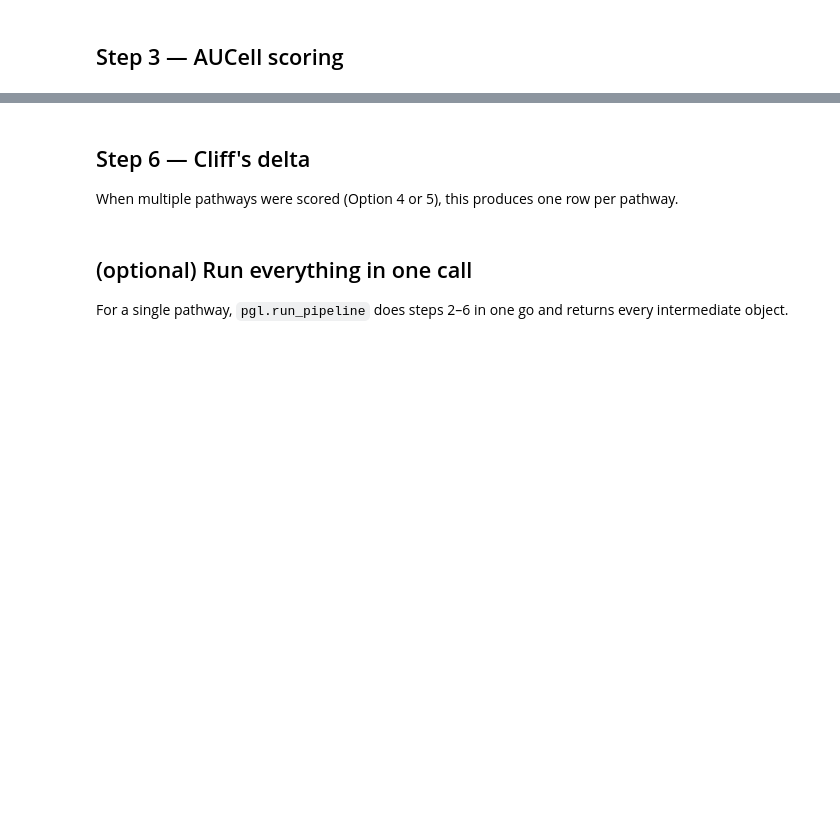
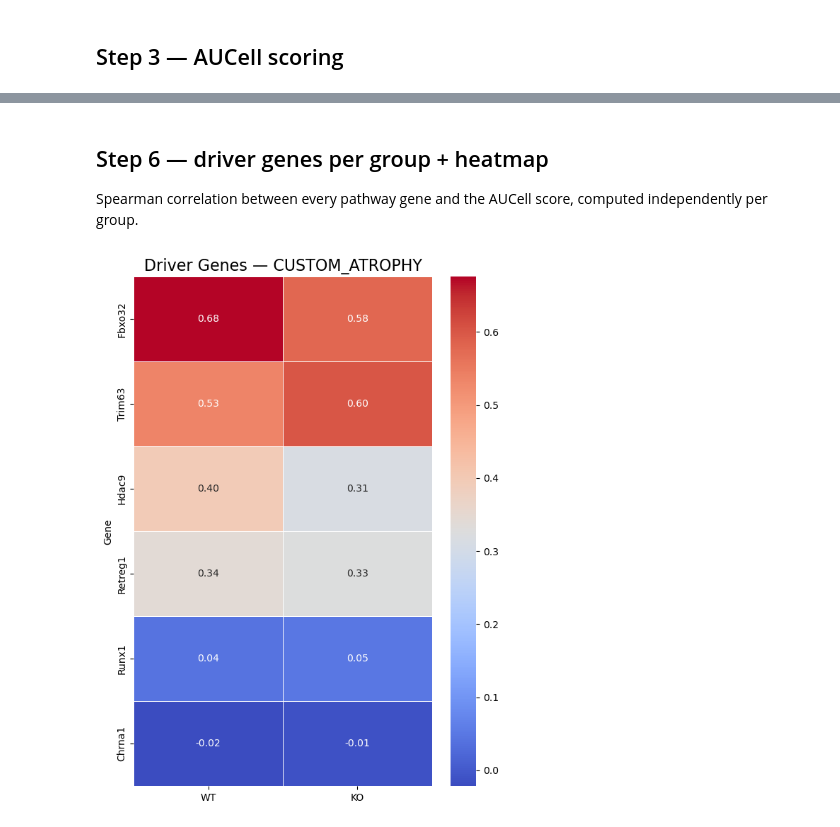
Before and after one commit to sachha-naksha/TA_muscle_ageing, a Jupyter notebook: py_scripts/3_geneset_scores/geneset_activity.ipynb, the cells around one changed output, grey strips where cells are left out. Cells and saved outputs as stored; diff of their text form; code cells hidden in the pictures; blank space fills up the shorter version.

```diff
--- a/py_scripts/3_geneset_scores/geneset_activity.ipynb
+++ b/py_scripts/3_geneset_scores/geneset_activity.ipynb
@@ -233,19 +290,21 @@ heatmap_fig
 # %% [markdown]
-## Step 6 — Cliff's delta
+## Step 6 — driver genes per group + heatmap
 
-When multiple pathways were scored (Option 4 or 5), this produces one row per pathway.
+Spearman correlation between every pathway gene and the AUCell score, computed independently per group.
 # %%
-cliffs_df = pgl.cliffs_delta_table(
+ranked_dfs = pgl.compute_driver_genes_per_group(
     adata=adata,
-    score_cols=pathways,
+    geneset=geneset_df,
+    score_col=SCORE_COL,
     group_col=GROUP_COL,
-    group1=GROUP_1,
-    group2=GROUP_2,
-    output_csv=OUTPUT_DIR / f"{SCORE_COL}_cliffs_delta.csv",
-    output_image=OUTPUT_DIR / f"{SCORE_COL}_cliffs_delta.png",
+    groups=list(GROUPS),
 )
-cliffs_df
+heatmap_df, heatmap_fig, _ = pgl.plot_driver_heatmap(
+    ranked_dfs=ranked_dfs,
+    top_n=20,
+    title=f"Driver Genes — {SCORE_COL}",
+)
+heatmap_fig.savefig(OUTPUT_DIR / f"{ADATA_NAME}_drivers_heatmap.svg", bbox_inches="tight")
+heatmap_fig
+# %% [output]
+[figure, added]
-# %% [markdown]
-## (optional) Run everything in one call
-
-For a single pathway, `pgl.run_pipeline` does steps 2–6 in one go and returns every intermediate object.
```
Also changed, not shown: parts of 14 cells of this notebook, 2 other files.
